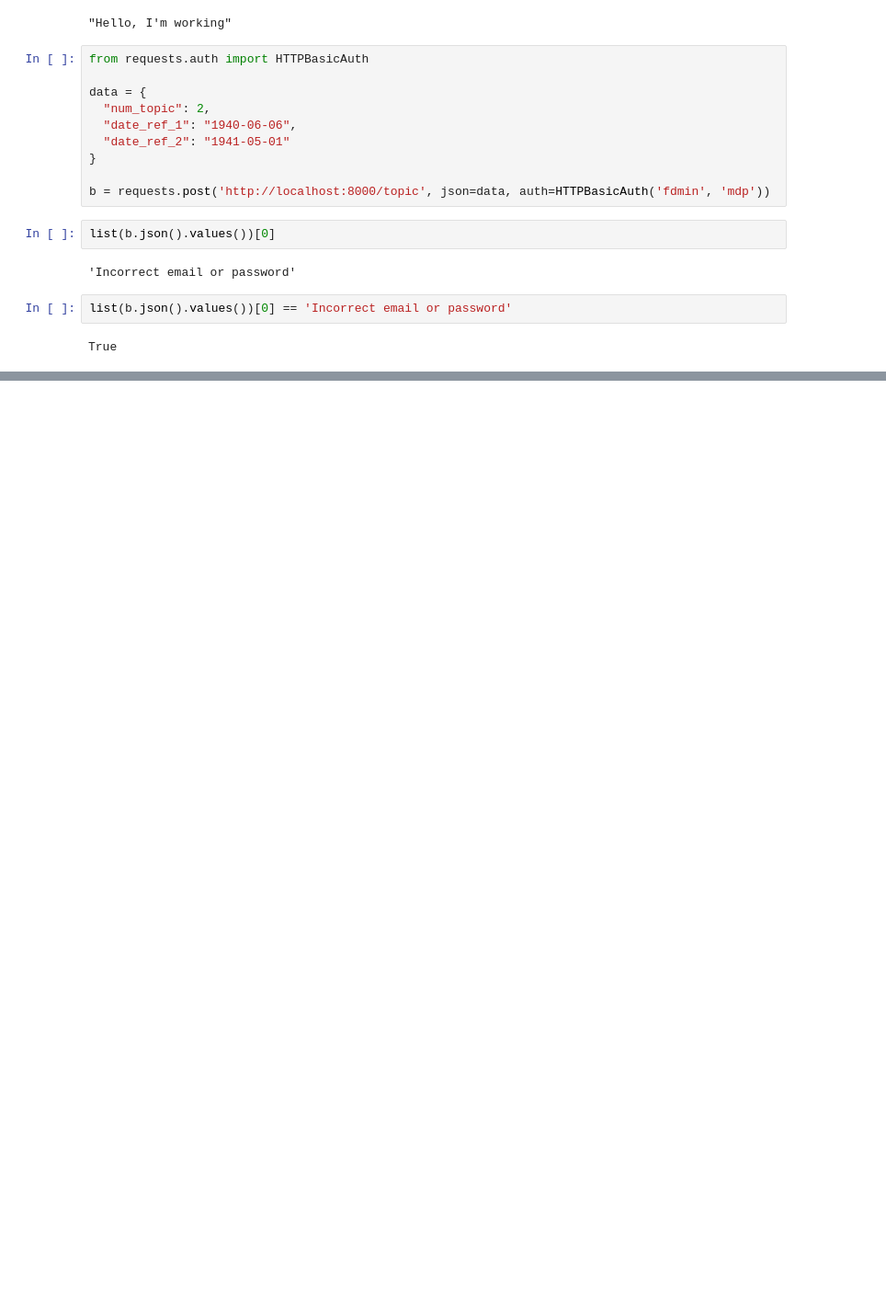
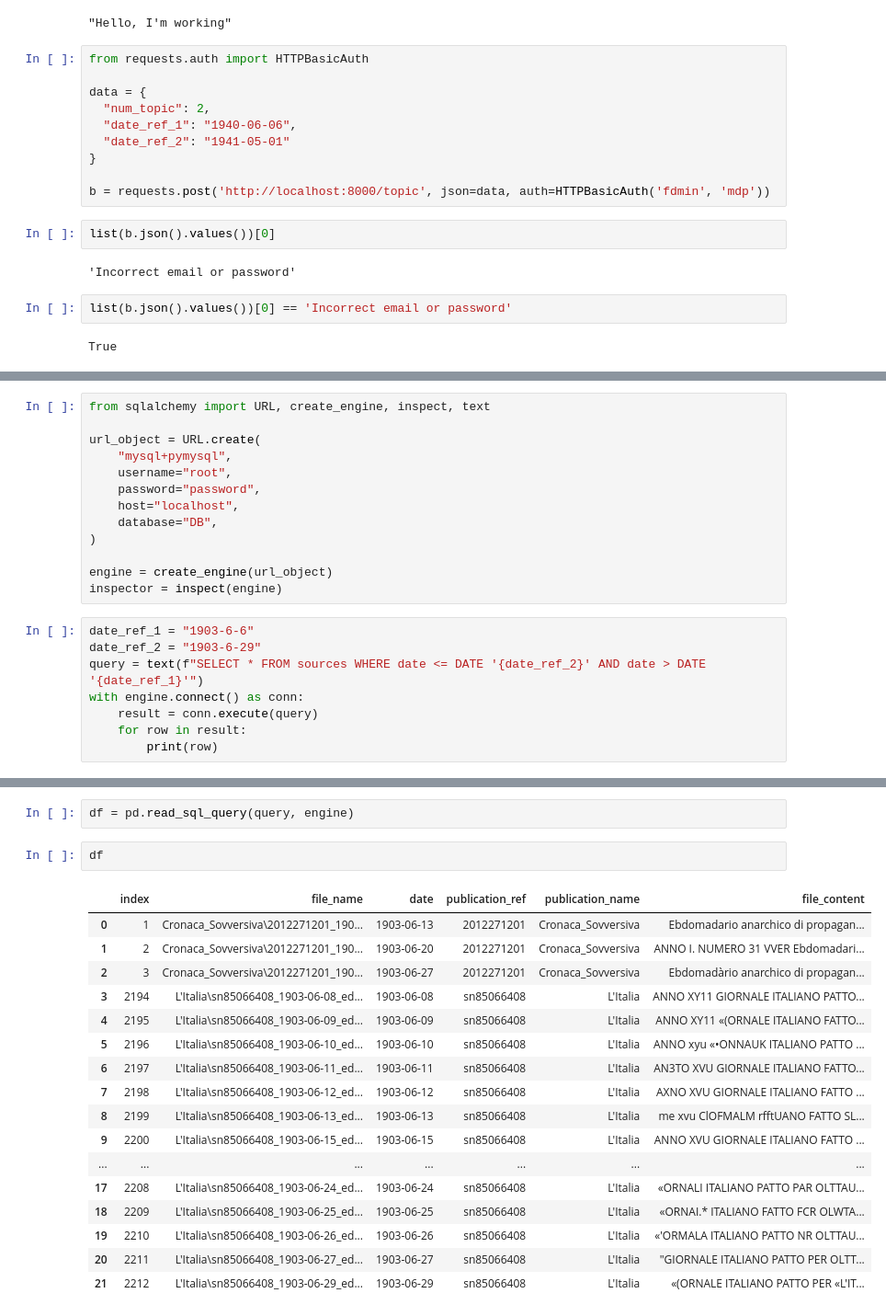
Before and after one commit to MariellaCC/MLOps-TopicModeling, a Jupyter notebook: test.ipynb, the cells around one changed output, grey strips where cells are left out. Shown: that part at 92% size. Saved outputs shown, nothing was run; the diff lists cells and outputs as text; blank space fills up the shorter version.

```diff
--- a/test.ipynb
+++ b/test.ipynb
@@ -96,0 +137,21 @@ True
+# %%
+from sqlalchemy import URL, create_engine, inspect, text
+
+url_object = URL.create(
+    "mysql+pymysql",
+    username="root",
+    password="password",
+    host="localhost",
+    database="DB",
+)
+
+engine = create_engine(url_object)
+inspector = inspect(engine)
+# %%
+date_ref_1 = "1903-6-6"
+date_ref_2 = "1903-6-29"
+query = text(f"SELECT * FROM sources WHERE date <= DATE '{date_ref_2}' AND date > DATE '{date_ref_1}'")
+with engine.connect() as conn:
+    result = conn.execute(query)
+    for row in result:
+        print(row)
@@ -96,0 +176,22 @@ True
+# %%
+df = pd.read_sql_query(query, engine)
+# %%
+df
+# %% [output]
+|  | index | file_name | date | publication_ref | publication_name | file_content |
+| 0 | 1 | Cronaca_Sovversiva\2012271201_190... | 1903-06-13 | 2012271201 | Cronaca_Sovversiva | Ebdomadario anarchico di propagan... |
+| 1 | 2 | Cronaca_Sovversiva\2012271201_190... | 1903-06-20 | 2012271201 | Cronaca_Sovversiva | ANNO I. NUMERO 31 VVER Ebdomadari... |
+| 2 | 3 | Cronaca_Sovversiva\2012271201_190... | 1903-06-27 | 2012271201 | Cronaca_Sovversiva | Ebdomadàrio anarchico di propagan... |
+| 3 | 2194 | L'Italia\sn85066408_1903-06-08_ed... | 1903-06-08 | sn85066408 | L'Italia | ANNO XY11 GIORNALE ITALIANO PATTO... |
+| 4 | 2195 | L'Italia\sn85066408_1903-06-09_ed... | 1903-06-09 | sn85066408 | L'Italia | ANNO XY11 «(ORNALE ITALIANO FATTO... |
+| 5 | 2196 | L'Italia\sn85066408_1903-06-10_ed... | 1903-06-10 | sn85066408 | L'Italia | ANNO xyu «•ONNAUK ITALIANO PATTO ... |
+| 6 | 2197 | L'Italia\sn85066408_1903-06-11_ed... | 1903-06-11 | sn85066408 | L'Italia | AN3TO XVU GIORNALE ITALIANO FATTO... |
+| 7 | 2198 | L'Italia\sn85066408_1903-06-12_ed... | 1903-06-12 | sn85066408 | L'Italia | AXNO XVU GIORNALE ITALIANO FATTO ... |
+| 8 | 2199 | L'Italia\sn85066408_1903-06-13_ed... | 1903-06-13 | sn85066408 | L'Italia | me xvu ClOFMALM rfftUANO FATTO SL... |
+| 9 | 2200 | L'Italia\sn85066408_1903-06-15_ed... | 1903-06-15 | sn85066408 | L'Italia | ANNO XVU GIORNALE ITALIANO FATTO ... |
+| ... | ... | ... | ... | ... | ... | ... |
+| 17 | 2208 | L'Italia\sn85066408_1903-06-24_ed... | 1903-06-24 | sn85066408 | L'Italia | «ORNALI ITALIANO PATTO PAR OLTTAU... |
+| 18 | 2209 | L'Italia\sn85066408_1903-06-25_ed... | 1903-06-25 | sn85066408 | L'Italia | «ORNAI.* ITALIANO FATTO FCR OLWTA... |
+| 19 | 2210 | L'Italia\sn85066408_1903-06-26_ed... | 1903-06-26 | sn85066408 | L'Italia | «'ORMALA ITALIANO PATTO NR OLTTAU... |
+| 20 | 2211 | L'Italia\sn85066408_1903-06-27_ed... | 1903-06-27 | sn85066408 | L'Italia | "GIORNALE ITALIANO PATTO PER OLTT... |
+| 21 | 2212 | L'Italia\sn85066408_1903-06-29_ed... | 1903-06-29 | sn85066408 | L'Italia | «(ORNALE ITALIANO PATTO PER «L'IT... |
```
Also changed, not shown: parts of 26 cells of this notebook, 9 other files.
